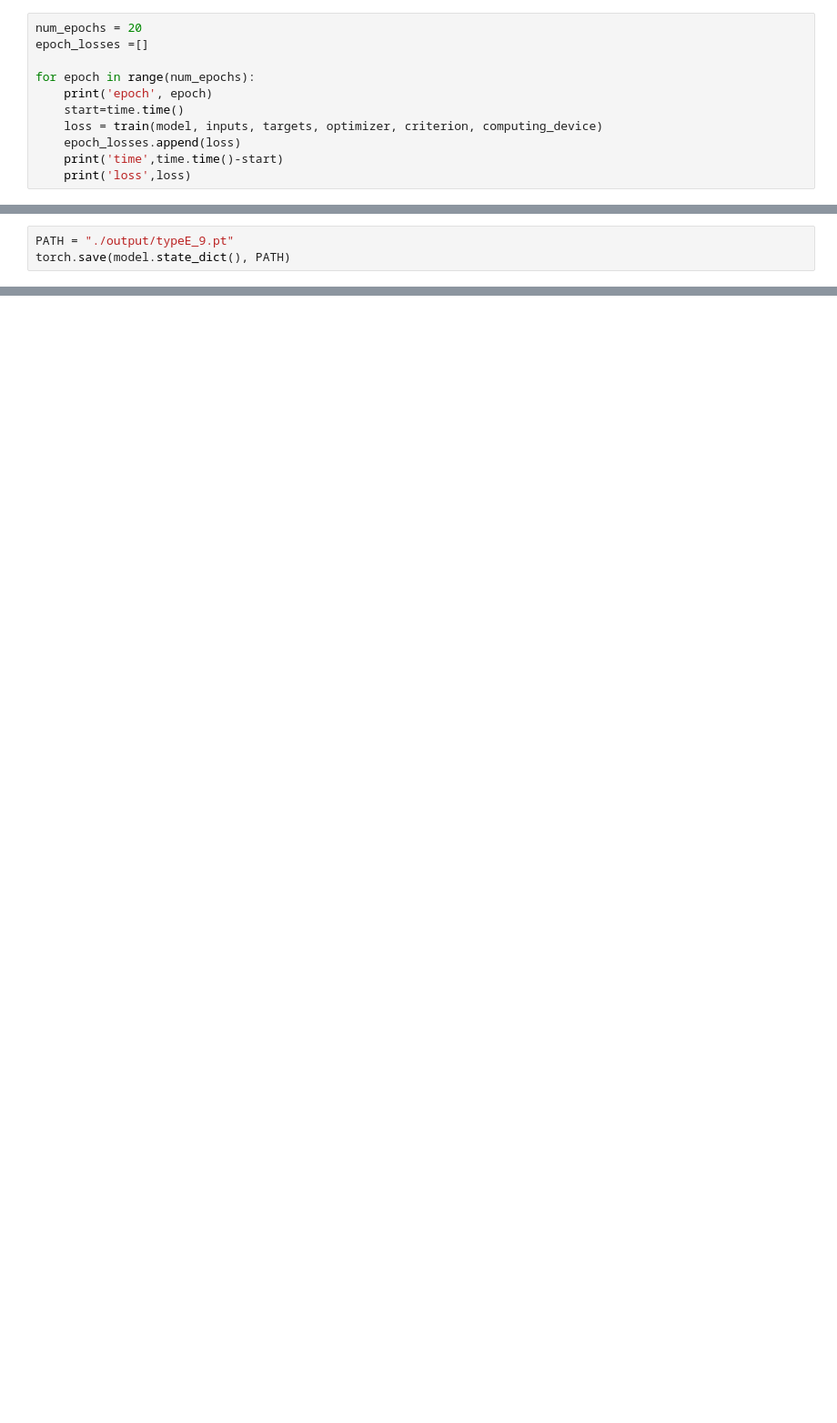
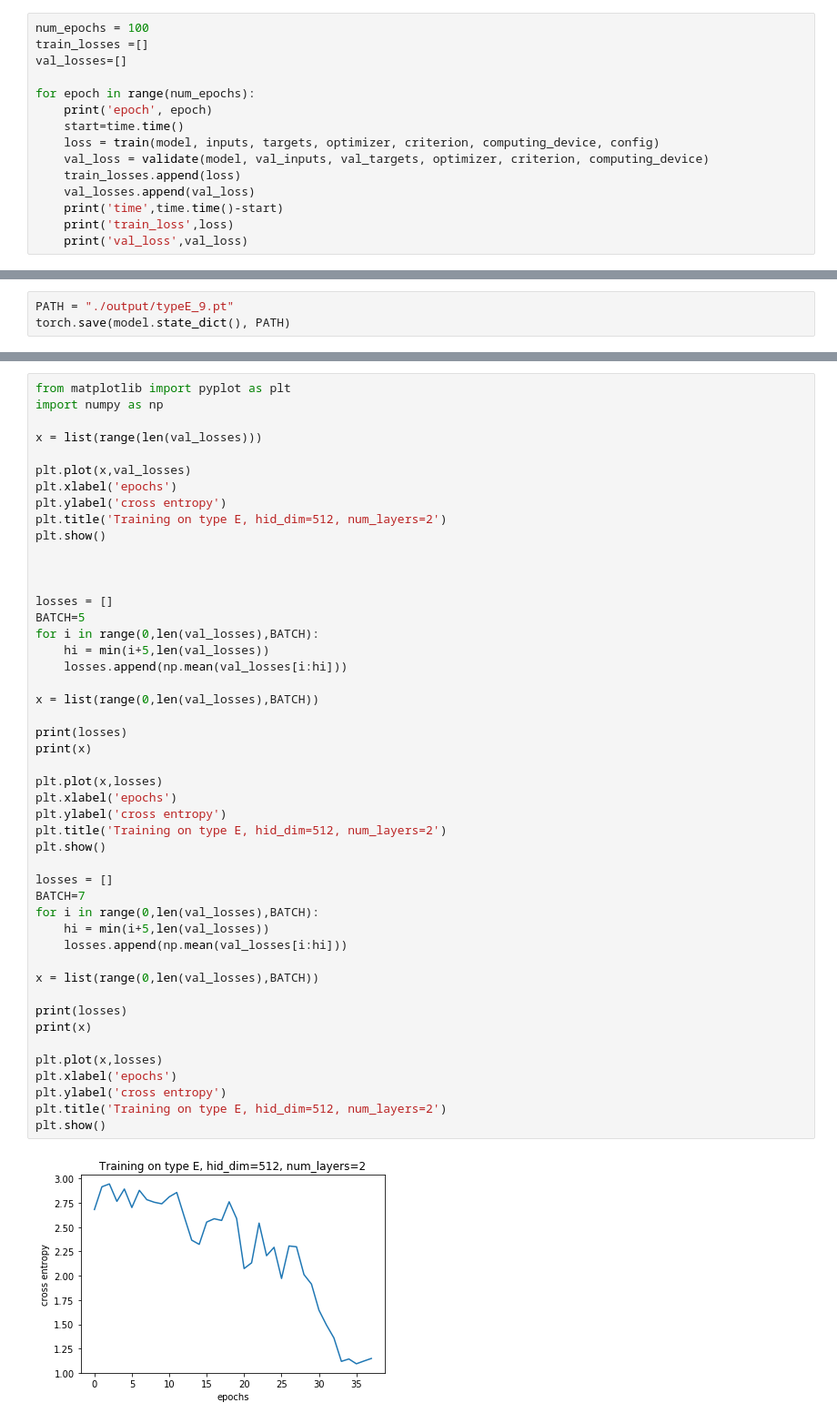
Before and after one commit to 14renus/cse291, a Jupyter notebook: training.ipynb, the cells around one changed output, grey strips where cells are left out. Shown at 91% size. Drawn from its saved outputs; the diff is of its cells as text; blank space fills up the shorter version.

```diff
--- a/training.ipynb
+++ b/training.ipynb
@@ -251,15 +281,19 @@ torch.Size([24, 512, 260])
 torch.Size([24, 512, 15])
 done
 # %%
-num_epochs = 20
-epoch_losses =[]
+num_epochs = 100
+train_losses =[]
+val_losses=[]
 
 for epoch in range(num_epochs):
     print('epoch', epoch)
     start=time.time()
-    loss = train(model, inputs, targets, optimizer, criterion, computing_device)
-    epoch_losses.append(loss)
+    loss = train(model, inputs, targets, optimizer, criterion, computing_device, config)
+    val_loss = validate(model, val_inputs, val_targets, optimizer, criterion, computing_device)
+    train_losses.append(loss)
+    val_losses.append(val_loss)
     print('time',time.time()-start)
-    print('loss',loss)
+    print('train_loss',loss)
+    print('val_loss',val_loss)
 # %% [output]
 epoch 0
@@ -299,0 +331,49 @@ plt.show()
+# %%
+from matplotlib import pyplot as plt
+import numpy as np
+
+x = list(range(len(val_losses)))
+
+plt.plot(x,val_losses)
+plt.xlabel('epochs')
+plt.ylabel('cross entropy')
+plt.title('Training on type E, hid_dim=512, num_layers=2')
+plt.show()
+
+
+
+losses = []
+BATCH=5
+for i in range(0,len(val_losses),BATCH):
+    hi = min(i+5,len(val_losses))
+    losses.append(np.mean(val_losses[i:hi]))
+
+x = list(range(0,len(val_losses),BATCH))
+
+print(losses)
+print(x)
+
+plt.plot(x,losses)
+plt.xlabel('epochs')
+plt.ylabel('cross entropy')
+plt.title('Training on type E, hid_dim=512, num_layers=2')
+plt.show()
+
+losses = []
+BATCH=7
+for i in range(0,len(val_losses),BATCH):
+    hi = min(i+5,len(val_losses))
+    losses.append(np.mean(val_losses[i:hi]))
+
+x = list(range(0,len(val_losses),BATCH))
+
+print(losses)
+print(x)
+
+plt.plot(x,losses)
+plt.xlabel('epochs')
+plt.ylabel('cross entropy')
+plt.title('Training on type E, hid_dim=512, num_layers=2')
+plt.show()
+# %% [output]
+[figure, added]
```
Also changed, not shown: parts of 8 cells of this notebook, 3 other files.
